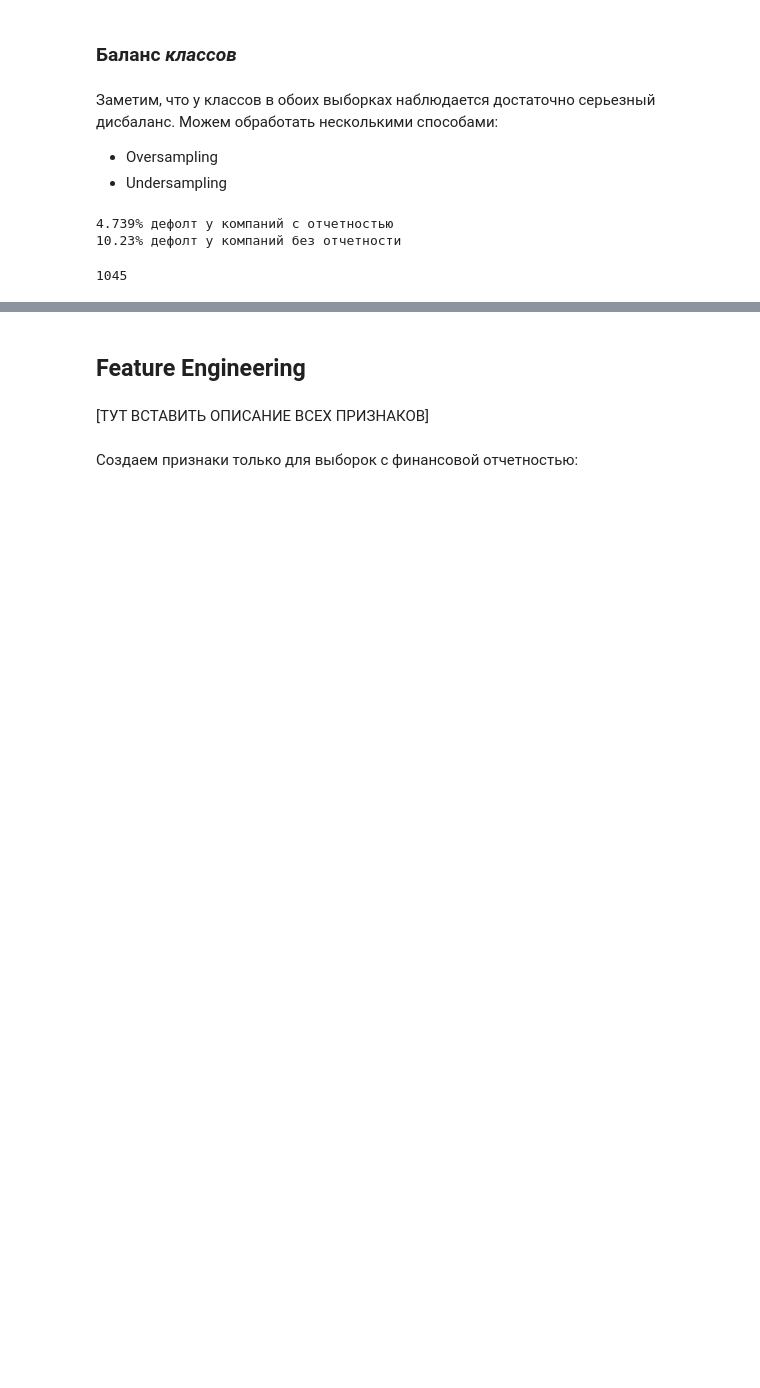
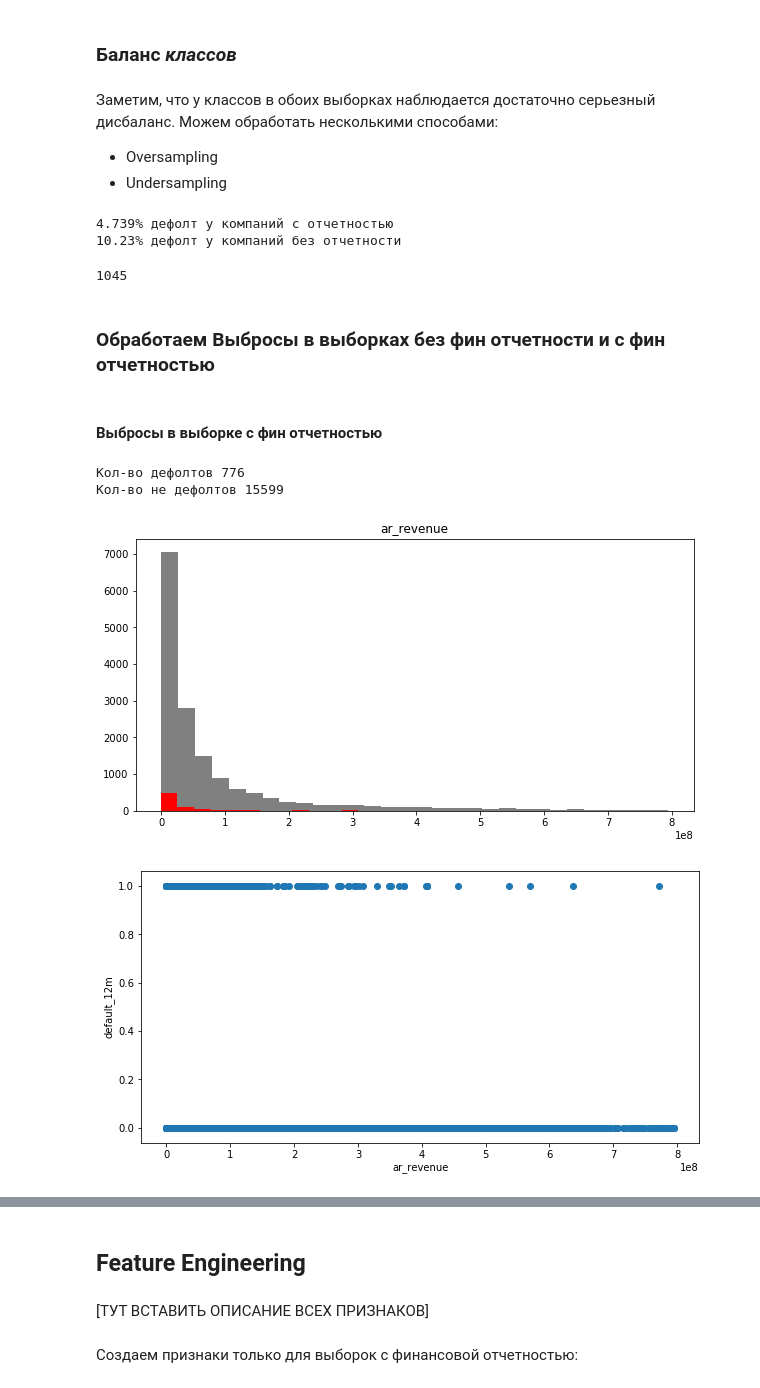
Before and after one commit to Stuksus/Hackaton_SBER, a Jupyter notebook: file_for_model_experiments.ipynb, the cells around one changed output, grey strips where cells are left out. Cells and saved outputs as stored; diff of their text form; code cells hidden in the pictures; blank space fills up the shorter version.

Commit message:
add remove outliers and del fillter function

```diff
--- a/file_for_model_experiments.ipynb
+++ b/file_for_model_experiments.ipynb
@@ -373,3 +523,28 @@ def undersampling(df):
 def oversampling(x_train, y_train):
   x_train_sm, y_train_sm = SMOTE(random_state=12).fit_resample(x_train, y_train)
   return x_train_sm, y_train_sm
+# %% [markdown]
+### Обработаем Выбросы в выборках без фин отчетности и с фин отчетностью
+# %% [markdown]
+#### Выбросы в выборке с фин отчетностью
+# %%
+def vision_outliers(frame,column,main_frame):
+    title = column
+    print('Кол-во дефолтов',frame.query('default_12m == 1').shape[0])
+    print('Кол-во не дефолтов',frame.query('default_12m == 0').shape[0])
+    g = Grapher(frame)
+    g.hist(title)
+    fig,ax = plt.subplots(figsize = (10,5))
+    ax.scatter(x= frame[title],y = frame['default_12m'])
+    ax.set_ylabel('default_12m')
+    ax.set_xlabel(title)
+    plt.show()
+# %%
+vision_outliers(df_fin_train,'ar_revenue',df_fin_train)
+index_todel = df_fin_train.query('ar_revenue > 300000000 and default_12m == 1').index.tolist()
+test_remove_outliers = df_fin_train.drop(index_todel,axis =0)
+# %% [output]
+Кол-во дефолтов 776
+Кол-во не дефолтов 15599
+[figure, added]
+[figure, added]
```
Also changed, not shown: parts of 39 cells of this notebook.
